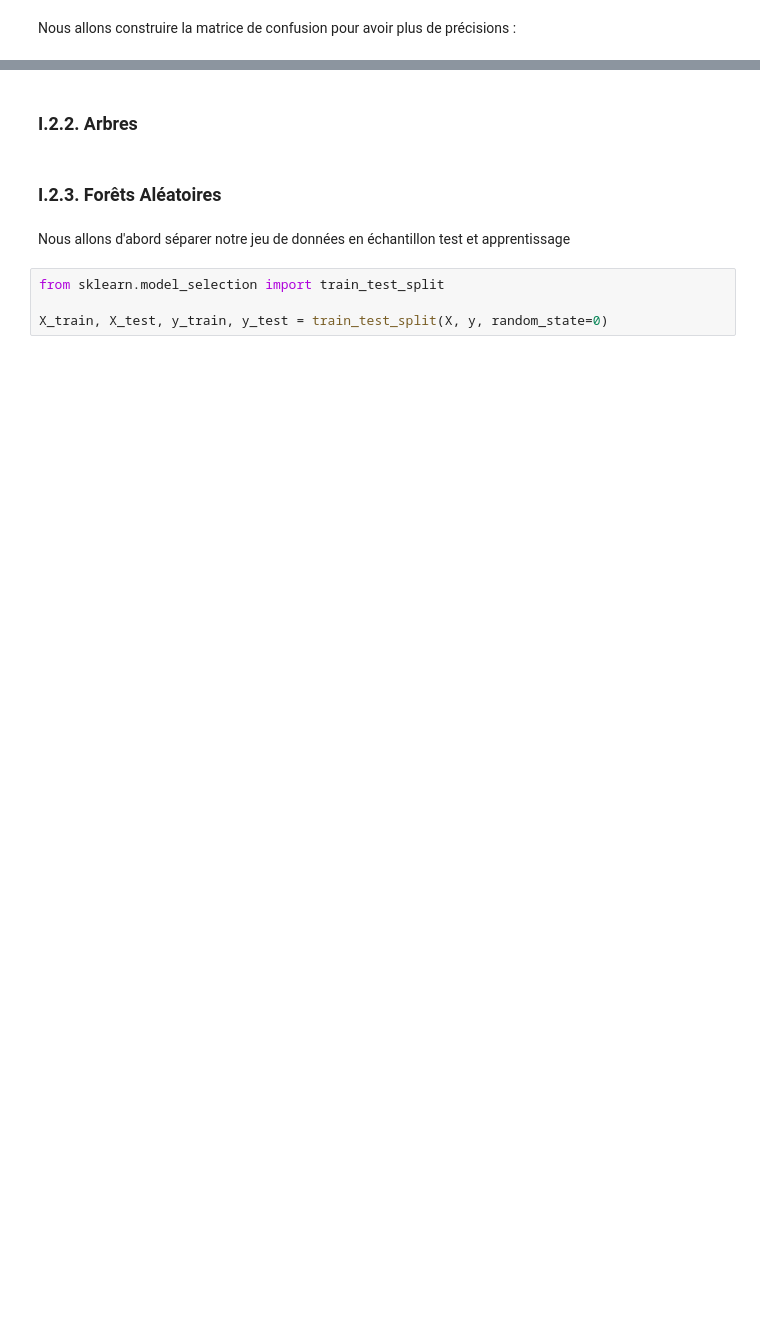
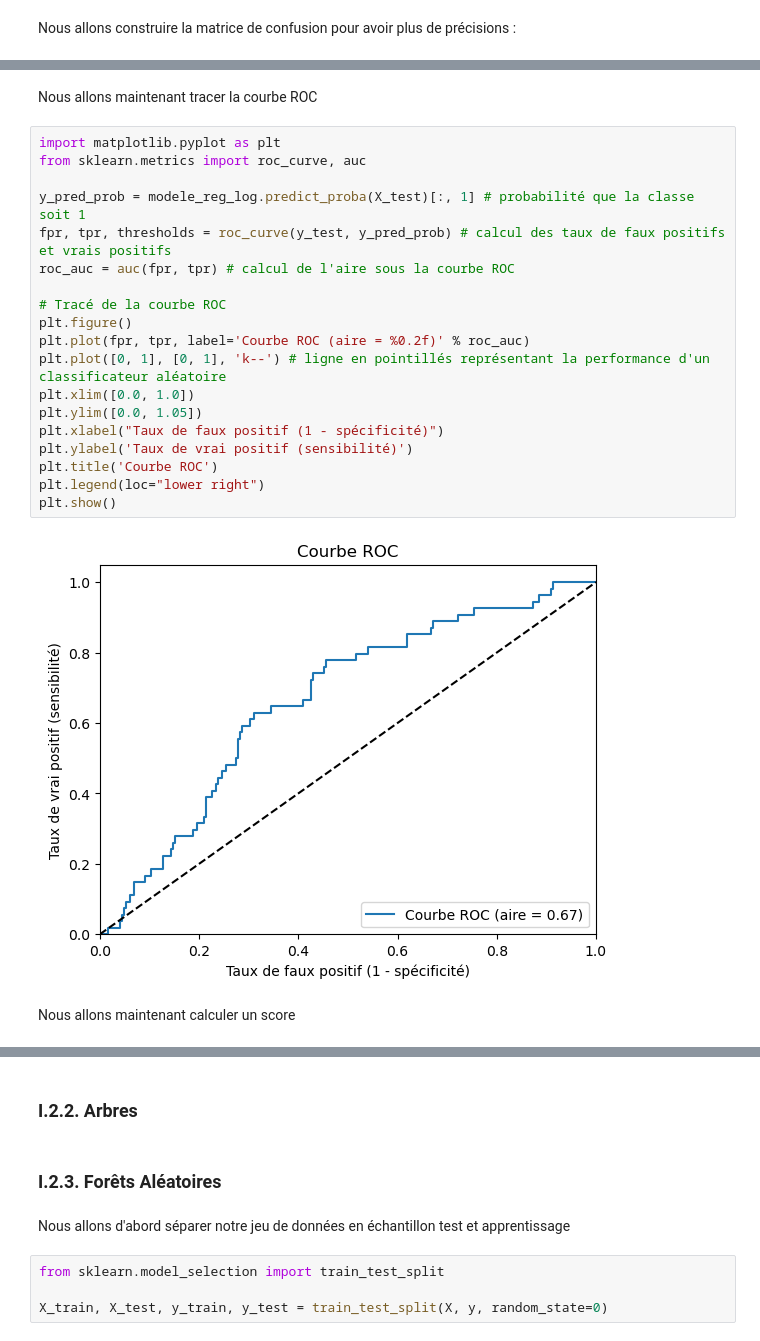
Before and after one commit to marieguib/202409-Precarite-energetique, a Jupyter notebook: 2Modelisation_precarite_energetique.ipynb, the cells around one changed output, grey strips where cells are left out. Cells and saved outputs as stored; diff of their text form; blank space fills up the shorter version.

Commit message:
évaluation de la performance régression logistique

```diff
--- a/2Modelisation_precarite_energetique.ipynb
+++ b/2Modelisation_precarite_energetique.ipynb
@@ -244,0 +247,25 @@ A faire :
+# %% [markdown]
+Nous allons maintenant tracer la courbe ROC
+# %%
+import matplotlib.pyplot as plt
+from sklearn.metrics import roc_curve, auc
+
+y_pred_prob = modele_reg_log.predict_proba(X_test)[:, 1] # probabilité que la classe soit 1
+fpr, tpr, thresholds = roc_curve(y_test, y_pred_prob) # calcul des taux de faux positifs et vrais positifs
+roc_auc = auc(fpr, tpr) # calcul de l'aire sous la courbe ROC
+
+# Tracé de la courbe ROC
+plt.figure()
+plt.plot(fpr, tpr, label='Courbe ROC (aire = %0.2f)' % roc_auc)
+plt.plot([0, 1], [0, 1], 'k--') # ligne en pointillés représentant la performance d'un classificateur aléatoire
+plt.xlim([0.0, 1.0])
+plt.ylim([0.0, 1.05])
+plt.xlabel("Taux de faux positif (1 - spécificité)")
+plt.ylabel('Taux de vrai positif (sensibilité)')
+plt.title('Courbe ROC')
+plt.legend(loc="lower right")
+plt.show()
+# %% [output]
+[figure, added]
+# %% [markdown]
+Nous allons maintenant calculer un score
```
Also changed, not shown: parts of 19 cells of this notebook.
